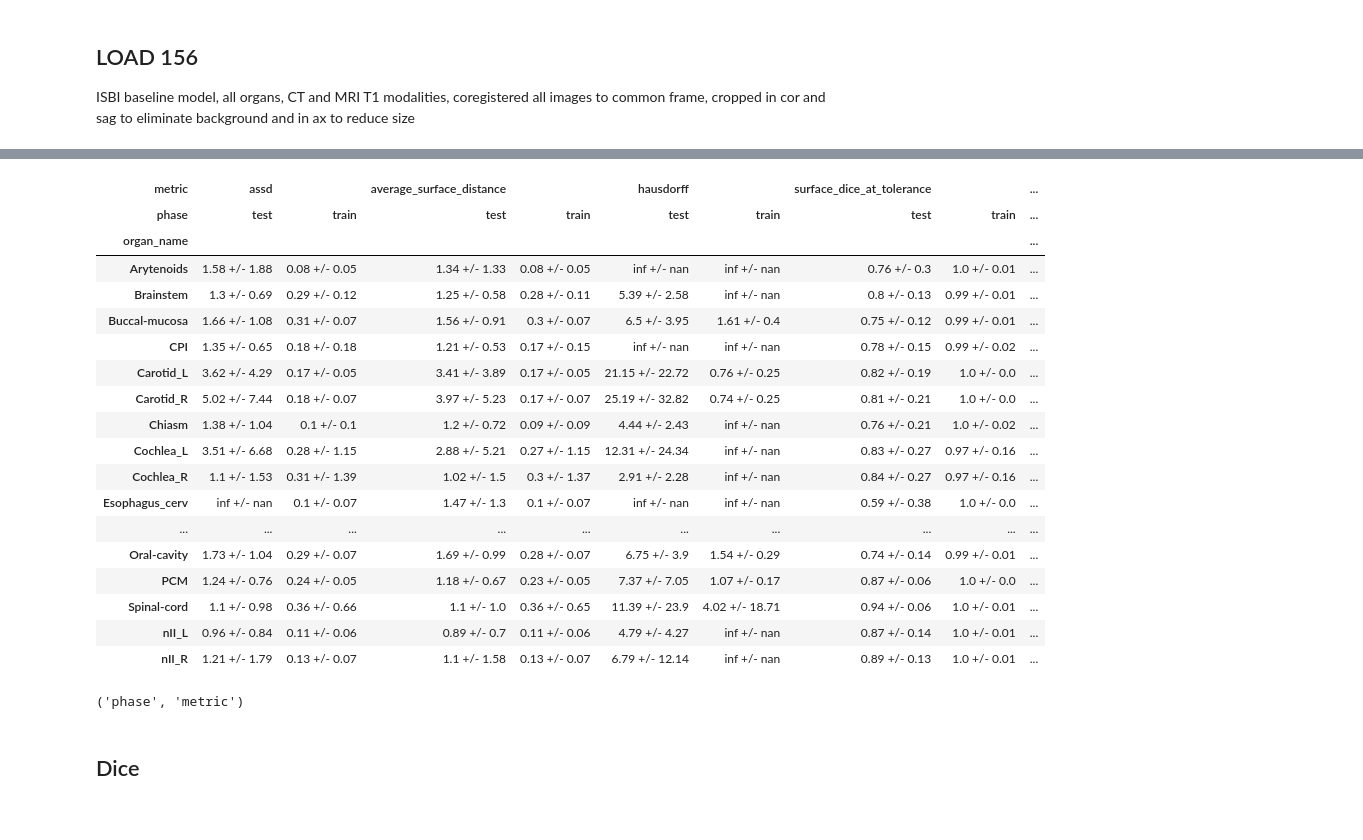
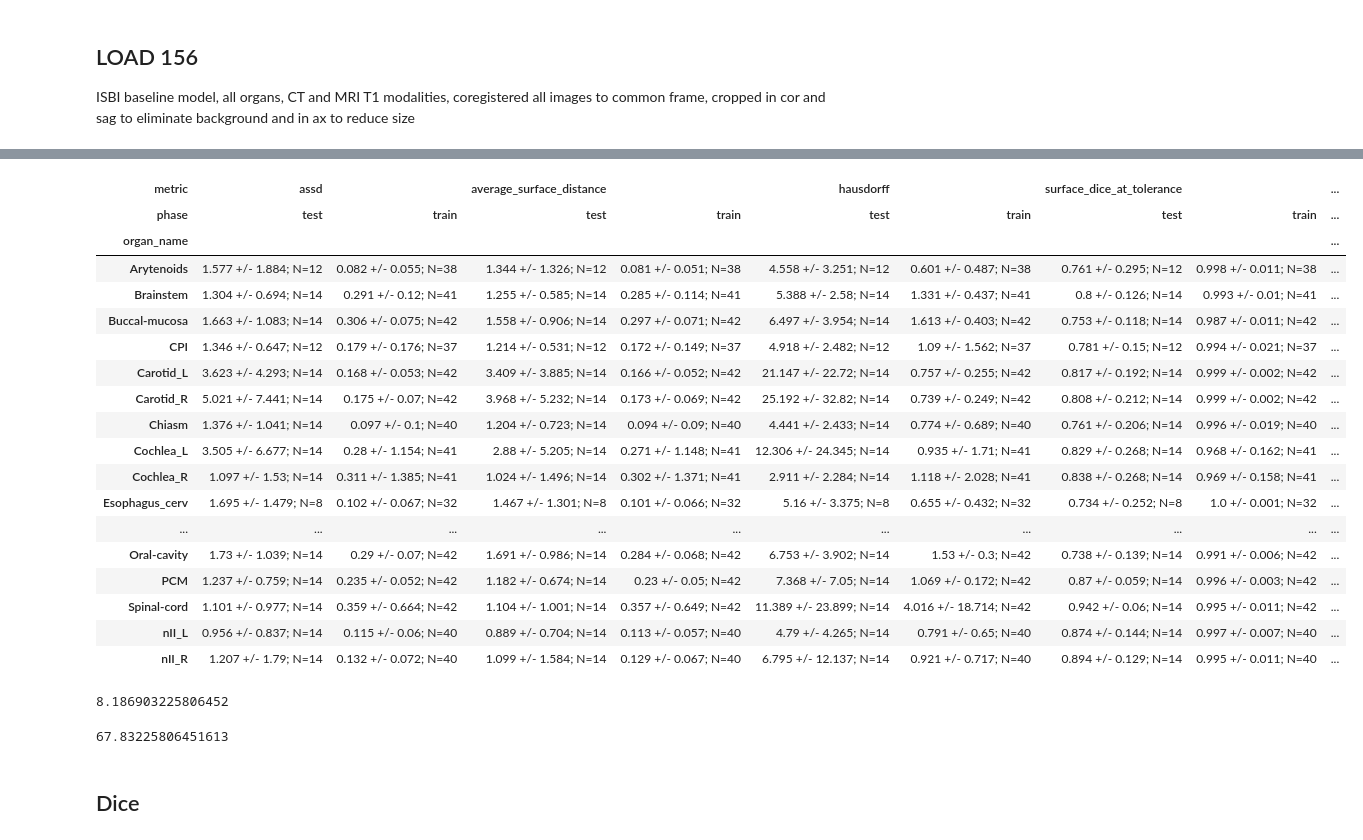
Before and after one commit to gasperpodobnik/nnUNet, a Jupyter notebook: nnunet/results/ISBI_plots.ipynb, the cells around one changed output, grey strips where cells are left out. Cells and saved outputs as stored; diff of their text form; code cells hidden in the pictures.

```diff
--- a/nnunet/results/ISBI_plots.ipynb
+++ b/nnunet/results/ISBI_plots.ipynb
@@ -46,7 +44,7 @@ def drop_recurring_columns(df):
     df.columns = df.columns.droplevel(list(names_to_be_dropped.keys()))
     return df, names_to_be_dropped, names_to_stay
 
-def plot_boxplots(df: pd.DataFrame, selection: Union[dict, list], xlabel_col_name='organ_name'):
+def plot_boxplots(df: pd.DataFrame, selection: Union[dict, list], xlabel_col_name='organ_name', exclude_missing_gt=True):
     if isinstance(selection, list):
         assert all([isinstance(i, dict) for i in selection]), "'selection' must either be dict or list of dicts"
         num_plots = len(selection)
@@ -67,15 +65,14 @@ def plot_boxplots(df: pd.DataFrame, selection: Union[dict, list], xlabel_col_nam
     split_length = 100
     suptitle = '-\n'.join([suptitle[i:i+split_length] for i in range(0, len(suptitle), split_length)])
 
-    print(nrows, ncols)
-
-
     fig, axes = plt.subplots(nrows=nrows, ncols=ncols, figsize=(10*ncols, 6*nrows+2), sharex=False, squeeze=False)
     fig.subplots_adjust(top=0.95)
     xlabels = df.columns.get_level_values(xlabel_col_name).unique().values.tolist()
     for _dict, ax in zip(selection, axes.flatten(order='F')):
 
         _df = df.xs(list(_dict.values()), level=list(_dict.keys()), axis=1)
+        if exclude_missing_gt:
+            _df = exclude_missing_gt_cases_from_df(_df)
         _df, _dropped, _ = drop_recurring_columns(_df)
         _df.boxplot(ax=ax, **dict(patch_artist=True))
 
@@ -96,17 +93,21 @@ def plot_boxplots(df: pd.DataFrame, selection: Union[dict, list], xlabel_col_nam
 
     fig.suptitle(suptitle, y=0.98)
 
-def compute_mean_std_table(df_pivot):
+def compute_mean_std_table(df_pivot, exclude_missing_gt=True):
+    df_pivot = exclude_missing_gt_cases_from_df(df_pivot)
     df_pivot_cleaned, _, _ = drop_recurring_columns(df_pivot)
     df_t = df_pivot_cleaned.transpose()
     # df_t
     # df_t.xs('Arytenoids', level='organ_name')
-    df_t['mean +/-, std'] = df_t.mean(axis=1).round(2).astype(str) + ' +/- ' + df_t.std(axis=1).round(2).astype(str)
+    new_col_name = 'mean +/-, std; N=num'
+    df_t[new_col_name] = df_t.mean(axis=1).round(3).astype(str) + ' +/- ' + df_t.std(axis=1).round(3).astype(str) + '; N=' + df_t.notna().sum(axis=1).astype(str)
     df_t = df_t.drop(df_t.columns[:-2], axis=1).reset_index()
-    df_t = df_t.pivot(index='organ_name', columns=['metric', 'phase'], values='mean +/-, std')
+    df_t = df_t.pivot(index='organ_name', columns=['metric', 'phase'], values=new_col_name)
     return df_t.sort_index(axis=1)
 
-pivot_nnunet_results_df = lambda in_df: pd.pivot_table(in_df, values='value', index=['fname'], columns=['model_task_name', 'trainer_class', 'plans_name', 'checkpoint', 'prediction_mode', 'fold', 'phase', 'metric', 'parameters', 'organ_name'])
+split_text = lambda text, split_length = 100: '-\n'.join([text[i:i+split_length] for i in range(0, len(text), split_length)])
+exclude_missing_gt_cases_from_df = lambda df: df.xs(0, level='missing_organ_on_gt')
+pivot_nnunet_results_df = lambda in_df: pd.pivot_table(in_df, values='value', index=['fname', 'missing_organ_on_gt', 'missing_organ_on_pred'], columns=['model_task_name', 'trainer_class', 'plans_name', 'checkpoint', 'prediction_mode', 'fold', 'phase', 'metric', 'parameters', 'organ_name'])
 replace_underscore = lambda s, r='\,': s.replace('_', r)
 # %% [markdown]
 # ISBI plots
@@ -276,28 +278,34 @@ Index(['Unnamed: 0', 'organ_name', 'organ_label', 'metric', 'value',
 # %%
-df = compute_mean_std_table(df_pivot)
-df.to_excel('isbi_excel.xlsx')
-df
+df_table = compute_mean_std_table(df_pivot)
+df_table.to_excel('isbi_excel.xlsx')
+df_table
 # %% [output]
 | metric | assd |  | average_surface_distance |  | hausdorff |  | surface_dice_at_tolerance |  | ... |
 | phase | test | train | test | train | test | train | test | train | ... |
 | organ_name |  |  |  |  |  |  |  |  | ... |
-| Arytenoids | 1.58 +/- 1.88 | 0.08 +/- 0.05 | 1.34 +/- 1.33 | 0.08 +/- 0.05 | inf +/- nan | inf +/- nan | 0.76 +/- 0.3 | 1.0 +/- 0.01 | ... |
-| Brainstem | 1.3 +/- 0.69 | 0.29 +/- 0.12 | 1.25 +/- 0.58 | 0.28 +/- 0.11 | 5.39 +/- 2.58 | inf +/- nan | 0.8 +/- 0.13 | 0.99 +/- 0.01 | ... |
-| Buccal-mucosa | 1.66 +/- 1.08 | 0.31 +/- 0.07 | 1.56 +/- 0.91 | 0.3 +/- 0.07 | 6.5 +/- 3.95 | 1.61 +/- 0.4 | 0.75 +/- 0.12 | 0.99 +/- 0.01 | ... |
-| CPI | 1.35 +/- 0.65 | 0.18 +/- 0.18 | 1.21 +/- 0.53 | 0.17 +/- 0.15 | inf +/- nan | inf +/- nan | 0.78 +/- 0.15 | 0.99 +/- 0.02 | ... |
-| Carotid_L | 3.62 +/- 4.29 | 0.17 +/- 0.05 | 3.41 +/- 3.89 | 0.17 +/- 0.05 | 21.15 +/- 22.72 | 0.76 +/- 0.25 | 0.82 +/- 0.19 | 1.0 +/- 0.0 | ... |
-| Carotid_R | 5.02 +/- 7.44 | 0.18 +/- 0.07 | 3.97 +/- 5.23 | 0.17 +/- 0.07 | 25.19 +/- 32.82 | 0.74 +/- 0.25 | 0.81 +/- 0.21 | 1.0 +/- 0.0 | ... |
-| Chiasm | 1.38 +/- 1.04 | 0.1 +/- 0.1 | 1.2 +/- 0.72 | 0.09 +/- 0.09 | 4.44 +/- 2.43 | inf +/- nan | 0.76 +/- 0.21 | 1.0 +/- 0.02 | ... |
-| Cochlea_L | 3.51 +/- 6.68 | 0.28 +/- 1.15 | 2.88 +/- 5.21 | 0.27 +/- 1.15 | 12.31 +/- 24.34 | inf +/- nan | 0.83 +/- 0.27 | 0.97 +/- 0.16 | ... |
-| Cochlea_R | 1.1 +/- 1.53 | 0.31 +/- 1.39 | 1.02 +/- 1.5 | 0.3 +/- 1.37 | 2.91 +/- 2.28 | inf +/- nan | 0.84 +/- 0.27 | 0.97 +/- 0.16 | ... |
-| Esophagus_cerv | inf +/- nan | 0.1 +/- 0.07 | 1.47 +/- 1.3 | 0.1 +/- 0.07 | inf +/- nan | inf +/- nan | 0.59 +/- 0.38 | 1.0 +/- 0.0 | ... |
+| Arytenoids | 1.577 +/- 1.884; N=12 | 0.082 +/- 0.055; N=38 | 1.344 +/- 1.326; N=12 | 0.081 +/- 0.051; N=38 | 4.558 +/- 3.251; N=12 | 0.601 +/- 0.487; N=38 | 0.761 +/- 0.295; N=12 | 0.998 +/- 0.011; N=38 | ... |
+| Brainstem | 1.304 +/- 0.694; N=14 | 0.291 +/- 0.12; N=41 | 1.255 +/- 0.585; N=14 | 0.285 +/- 0.114; N=41 | 5.388 +/- 2.58; N=14 | 1.331 +/- 0.437; N=41 | 0.8 +/- 0.126; N=14 | 0.993 +/- 0.01; N=41 | ... |
+| Buccal-mucosa | 1.663 +/- 1.083; N=14 | 0.306 +/- 0.075; N=42 | 1.558 +/- 0.906; N=14 | 0.297 +/- 0.071; N=42 | 6.497 +/- 3.954; N=14 | 1.613 +/- 0.403; N=42 | 0.753 +/- 0.118; N=14 | 0.987 +/- 0.011; N=42 | ... |
+| CPI | 1.346 +/- 0.647; N=12 | 0.179 +/- 0.176; N=37 | 1.214 +/- 0.531; N=12 | 0.172 +/- 0.149; N=37 | 4.918 +/- 2.482; N=12 | 1.09 +/- 1.562; N=37 | 0.781 +/- 0.15; N=12 | 0.994 +/- 0.021; N=37 | ... |
+| Carotid_L | 3.623 +/- 4.293; N=14 | 0.168 +/- 0.053; N=42 | 3.409 +/- 3.885; N=14 | 0.166 +/- 0.052; N=42 | 21.147 +/- 22.72; N=14 | 0.757 +/- 0.255; N=42 | 0.817 +/- 0.192; N=14 | 0.999 +/- 0.002; N=42 | ... |
+| Carotid_R | 5.021 +/- 7.441; N=14 | 0.175 +/- 0.07; N=42 | 3.968 +/- 5.232; N=14 | 0.173 +/- 0.069; N=42 | 25.192 +/- 32.82; N=14 | 0.739 +/- 0.249; N=42 | 0.808 +/- 0.212; N=14 | 0.999 +/- 0.002; N=42 | ... |
+| Chiasm | 1.376 +/- 1.041; N=14 | 0.097 +/- 0.1; N=40 | 1.204 +/- 0.723; N=14 | 0.094 +/- 0.09; N=40 | 4.441 +/- 2.433; N=14 | 0.774 +/- 0.689; N=40 | 0.761 +/- 0.206; N=14 | 0.996 +/- 0.019; N=40 | ... |
+| Cochlea_L | 3.505 +/- 6.677; N=14 | 0.28 +/- 1.154; N=41 | 2.88 +/- 5.205; N=14 | 0.271 +/- 1.148; N=41 | 12.306 +/- 24.345; N=14 | 0.935 +/- 1.71; N=41 | 0.829 +/- 0.268; N=14 | 0.968 +/- 0.162; N=41 | ... |
+| Cochlea_R | 1.097 +/- 1.53; N=14 | 0.311 +/- 1.385; N=41 | 1.024 +/- 1.496; N=14 | 0.302 +/- 1.371; N=41 | 2.911 +/- 2.284; N=14 | 1.118 +/- 2.028; N=41 | 0.838 +/- 0.268; N=14 | 0.969 +/- 0.158; N=41 | ... |
+| Esophagus_cerv | 1.695 +/- 1.479; N=8 | 0.102 +/- 0.067; N=32 | 1.467 +/- 1.301; N=8 | 0.101 +/- 0.066; N=32 | 5.16 +/- 3.375; N=8 | 0.655 +/- 0.432; N=32 | 0.734 +/- 0.252; N=8 | 1.0 +/- 0.001; N=32 | ... |
 | ... | ... | ... | ... | ... | ... | ... | ... | ... | ... |
-| Oral-cavity | 1.73 +/- 1.04 | 0.29 +/- 0.07 | 1.69 +/- 0.99 | 0.28 +/- 0.07 | 6.75 +/- 3.9 | 1.54 +/- 0.29 | 0.74 +/- 0.14 | 0.99 +/- 0.01 | ... |
-| PCM | 1.24 +/- 0.76 | 0.24 +/- 0.05 | 1.18 +/- 0.67 | 0.23 +/- 0.05 | 7.37 +/- 7.05 | 1.07 +/- 0.17 | 0.87 +/- 0.06 | 1.0 +/- 0.0 | ... |
-| Spinal-cord | 1.1 +/- 0.98 | 0.36 +/- 0.66 | 1.1 +/- 1.0 | 0.36 +/- 0.65 | 11.39 +/- 23.9 | 4.02 +/- 18.71 | 0.94 +/- 0.06 | 1.0 +/- 0.01 | ... |
-| nII_L | 0.96 +/- 0.84 | 0.11 +/- 0.06 | 0.89 +/- 0.7 | 0.11 +/- 0.06 | 4.79 +/- 4.27 | inf +/- nan | 0.87 +/- 0.14 | 1.0 +/- 0.01 | ... |
-| nII_R | 1.21 +/- 1.79 | 0.13 +/- 0.07 | 1.1 +/- 1.58 | 0.13 +/- 0.07 | 6.79 +/- 12.14 | inf +/- nan | 0.89 +/- 0.13 | 1.0 +/- 0.01 | ... |
+| Oral-cavity | 1.73 +/- 1.039; N=14 | 0.29 +/- 0.07; N=42 | 1.691 +/- 0.986; N=14 | 0.284 +/- 0.068; N=42 | 6.753 +/- 3.902; N=14 | 1.53 +/- 0.3; N=42 | 0.738 +/- 0.139; N=14 | 0.991 +/- 0.006; N=42 | ... |
+| PCM | 1.237 +/- 0.759; N=14 | 0.235 +/- 0.052; N=42 | 1.182 +/- 0.674; N=14 | 0.23 +/- 0.05; N=42 | 7.368 +/- 7.05; N=14 | 1.069 +/- 0.172; N=42 | 0.87 +/- 0.059; N=14 | 0.996 +/- 0.003; N=42 | ... |
+| Spinal-cord | 1.101 +/- 0.977; N=14 | 0.359 +/- 0.664; N=42 | 1.104 +/- 1.001; N=14 | 0.357 +/- 0.649; N=42 | 11.389 +/- 23.899; N=14 | 4.016 +/- 18.714; N=42 | 0.942 +/- 0.06; N=14 | 0.995 +/- 0.011; N=42 | ... |
+| nII_L | 0.956 +/- 0.837; N=14 | 0.115 +/- 0.06; N=40 | 0.889 +/- 0.704; N=14 | 0.113 +/- 0.057; N=40 | 4.79 +/- 4.265; N=14 | 0.791 +/- 0.65; N=40 | 0.874 +/- 0.144; N=14 | 0.997 +/- 0.007; N=40 | ... |
+| nII_R | 1.207 +/- 1.79; N=14 | 0.132 +/- 0.072; N=40 | 1.099 +/- 1.584; N=14 | 0.129 +/- 0.067; N=40 | 6.795 +/- 12.137; N=14 | 0.921 +/- 0.717; N=40 | 0.894 +/- 0.129; N=14 | 0.995 +/- 0.011; N=40 | ... |
 # %%
-tuple(combinations[0].keys())
+res_df = pd.DataFrame()
+res_df['vol_DSC'] = df_table.xs(('volumetric_dice', 'test'), level=('metric', 'phase'), axis=1)[('volumetric_dice', 'test')].str.split("+").str[0].astype(float)*100
+res_df['bib_code'] = 'local'
+res_df['first_author'] = 'OUR'
+res_df['year'] = 2021
+res_df['Dataset'] = 'ONKOI'
+res_df['Modality'] = 'CT+MR'
+res_df['OAR'] = res_df.index
+res_df["OAR"].replace({"nII_L": "Optic_nerve_L", "nII_R": "Optic_nerve_R", 'Eye_post_L': 'Eye_L', 'Eye_post_R': 'Eye_R', 'Eye_ant_L': 'Lens_L', 'Eye_ant_R': 'Lens_R'}, inplace=True)
-# %% [output]
-('phase', 'metric')
@@ -304,3 +314,11 @@ tuple(combinations[0].keys())
+# %%
+df_table.xs(('hausdorff', 'test'), level=('metric', 'phase'), axis=1)[('hausdorff', 'test')].str.split("+").str[0].astype(float).mean()
+# %% [output]
+8.186903225806452
+# %%
+res_df['vol_DSC'].mean()
+# %% [output]
+67.83225806451613
 # %% [markdown]
 ## Dice
 # %%
```
Also changed, not shown: parts of 15 cells of this notebook, 3 other files.
